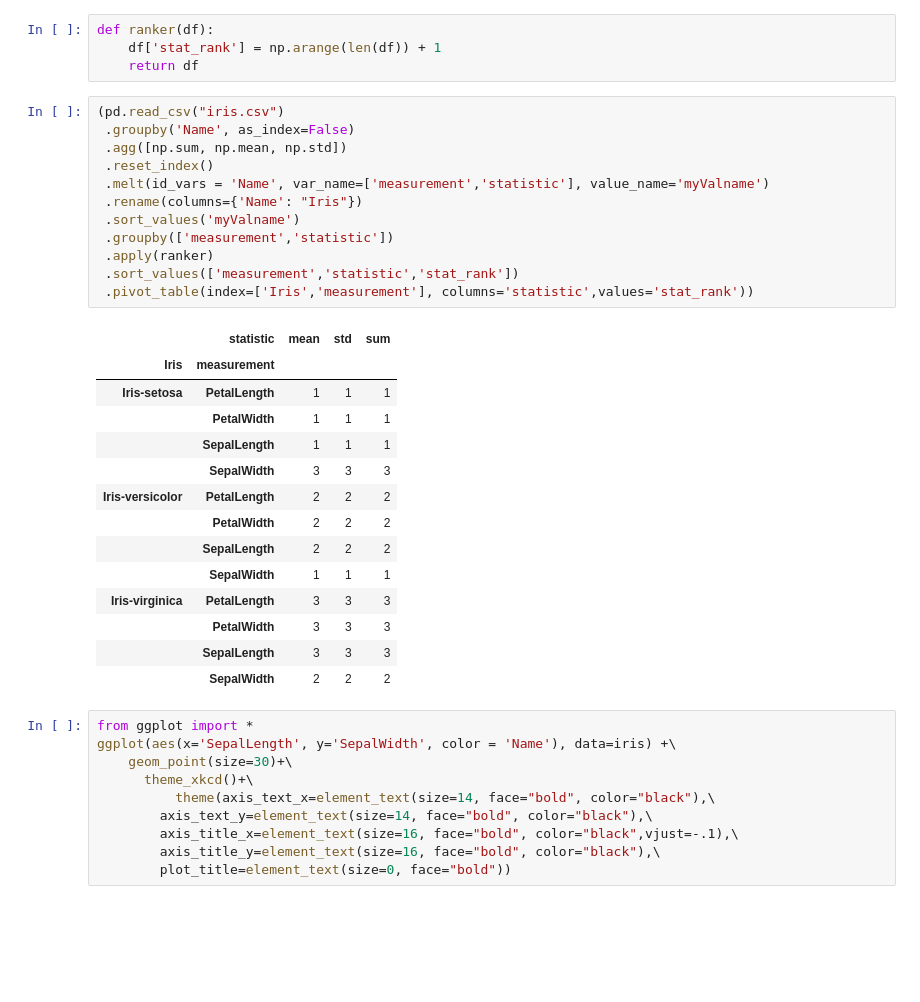
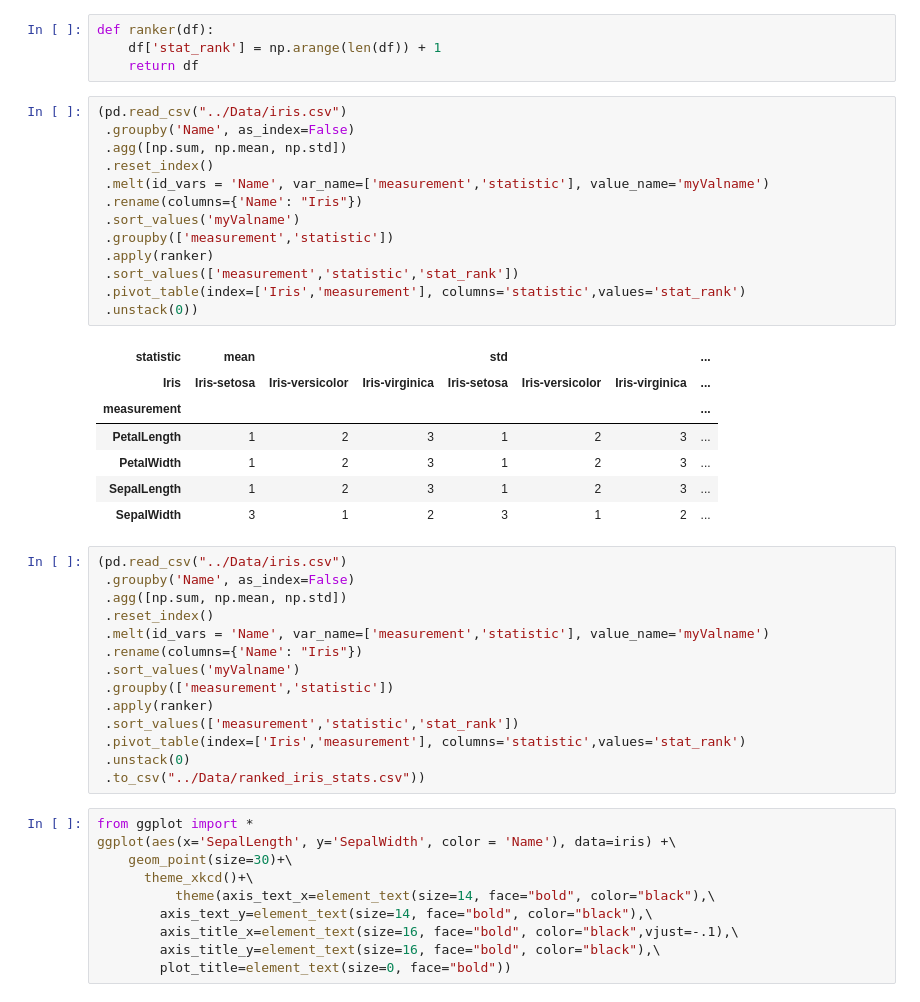
Before and after one commit to Thatguy027/CMBD, a Jupyter notebook: Scripts/CMBD_Pandas_Commands_Intro.ipynb, the cells around one changed output. Drawn from its saved outputs; the diff is of its cells as text; blank space fills up the shorter version.

```diff
--- a/Scripts/CMBD_Pandas_Commands_Intro.ipynb
+++ b/Scripts/CMBD_Pandas_Commands_Intro.ipynb
@@ -556,32 +561,40 @@ def ranker(df):
     df['stat_rank'] = np.arange(len(df)) + 1
     return df
 # %%
-(pd.read_csv("iris.csv")
+(pd.read_csv("../Data/iris.csv")
  .groupby('Name', as_index=False)
  .agg([np.sum, np.mean, np.std])
  .reset_index()
  .melt(id_vars = 'Name', var_name=['measurement','statistic'], value_name='myValname')
  .rename(columns={'Name': "Iris"})
  .sort_values('myValname')
  .groupby(['measurement','statistic'])
  .apply(ranker)
  .sort_values(['measurement','statistic','stat_rank'])
- .pivot_table(index=['Iris','measurement'], columns='statistic',values='stat_rank'))
+ .pivot_table(index=['Iris','measurement'], columns='statistic',values='stat_rank')
+ .unstack(0))
 # %% [output]
-|  | statistic | mean | std | sum |
-| Iris | measurement |  |  |  |
-| Iris-setosa | PetalLength | 1 | 1 | 1 |
-|  | PetalWidth | 1 | 1 | 1 |
-|  | SepalLength | 1 | 1 | 1 |
-|  | SepalWidth | 3 | 3 | 3 |
-| Iris-versicolor | PetalLength | 2 | 2 | 2 |
-|  | PetalWidth | 2 | 2 | 2 |
-|  | SepalLength | 2 | 2 | 2 |
-|  | SepalWidth | 1 | 1 | 1 |
-| Iris-virginica | PetalLength | 3 | 3 | 3 |
-|  | PetalWidth | 3 | 3 | 3 |
-|  | SepalLength | 3 | 3 | 3 |
-|  | SepalWidth | 2 | 2 | 2 |
+| statistic | mean |  |  | std |  |  | ... |
+| Iris | Iris-setosa | Iris-versicolor | Iris-virginica | Iris-setosa | Iris-versicolor | Iris-virginica | ... |
+| measurement |  |  |  |  |  |  | ... |
+| PetalLength | 1 | 2 | 3 | 1 | 2 | 3 | ... |
+| PetalWidth | 1 | 2 | 3 | 1 | 2 | 3 | ... |
+| SepalLength | 1 | 2 | 3 | 1 | 2 | 3 | ... |
+| SepalWidth | 3 | 1 | 2 | 3 | 1 | 2 | ... |
+# %%
+(pd.read_csv("../Data/iris.csv")
+ .groupby('Name', as_index=False)
+ .agg([np.sum, np.mean, np.std])
+ .reset_index()
+ .melt(id_vars = 'Name', var_name=['measurement','statistic'], value_name='myValname')
+ .rename(columns={'Name': "Iris"})
+ .sort_values('myValname')
+ .groupby(['measurement','statistic'])
+ .apply(ranker)
+ .sort_values(['measurement','statistic','stat_rank'])
+ .pivot_table(index=['Iris','measurement'], columns='statistic',values='stat_rank')
+ .unstack(0)
+ .to_csv("../Data/ranked_iris_stats.csv"))
 # %%
 from ggplot import *
 ggplot(aes(x='SepalLength', y='SepalWidth', color = 'Name'), data=iris) +\
```
Also changed, not shown: parts of 2 cells of this notebook, 2 other files.
